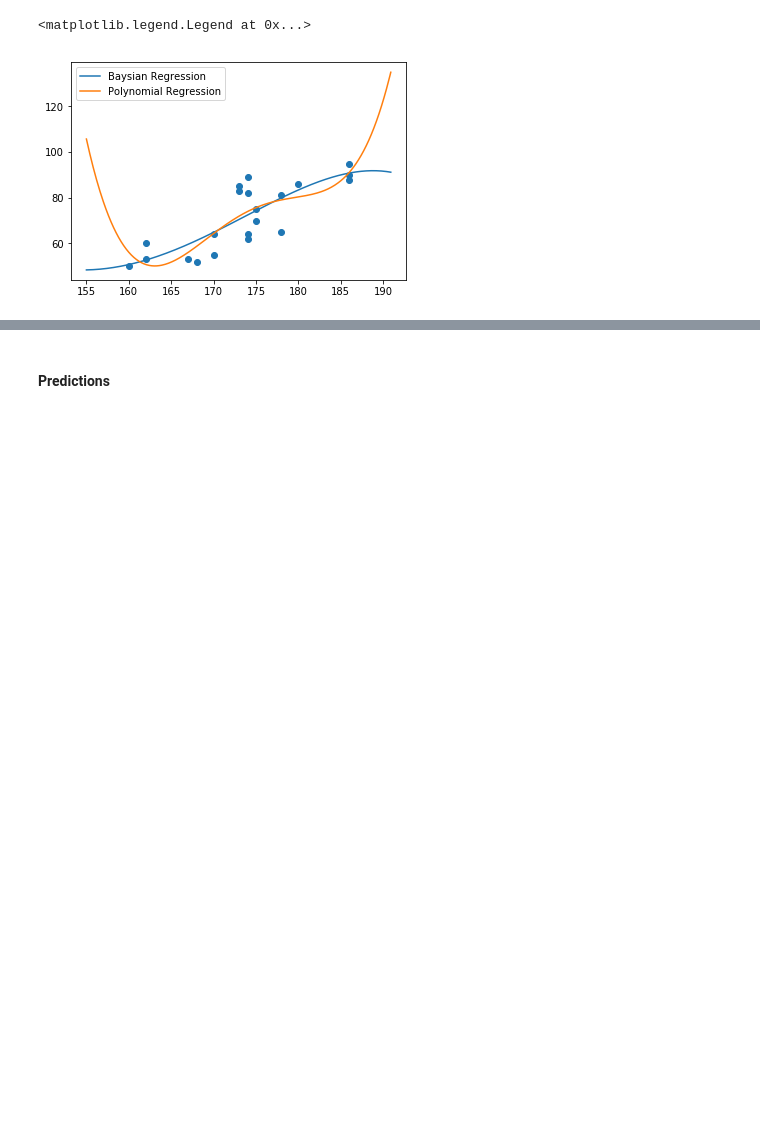
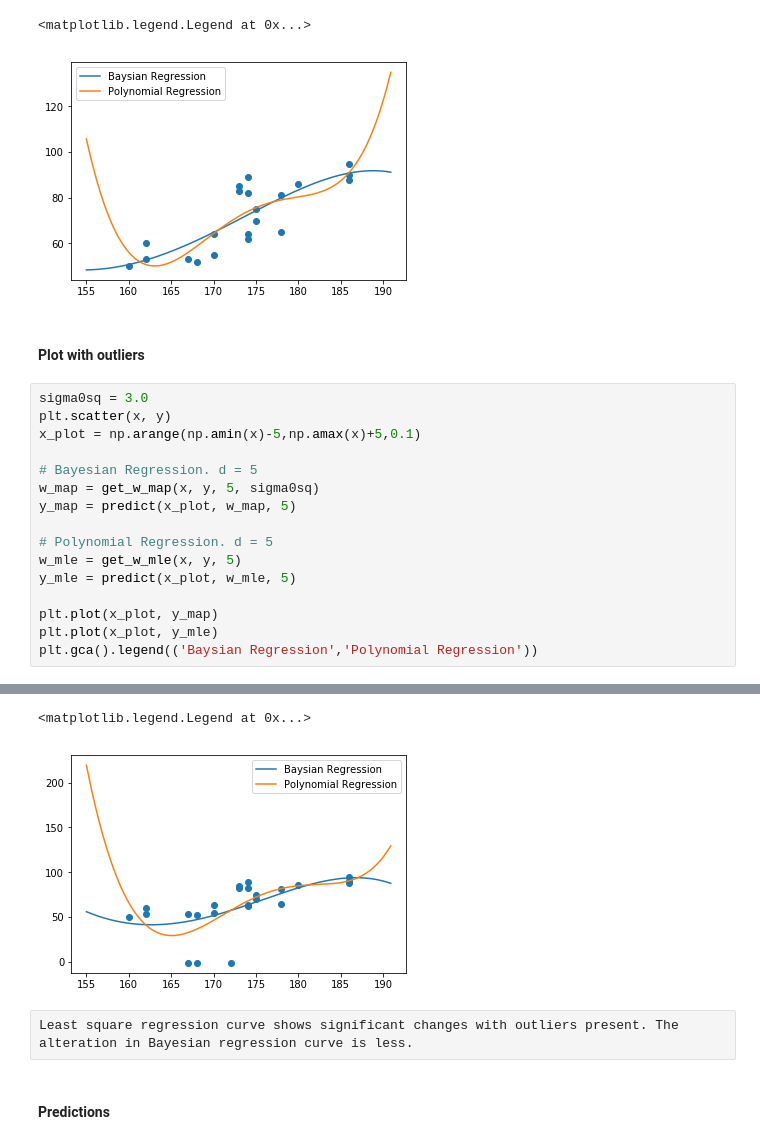
Before and after one commit to ManojPrabhakar/PatternRecognition, a Jupyter notebook: Project2/2.1+2.3/2.1+2.3.ipynb, the cells around one changed output, grey strips where cells are left out. Saved outputs shown, nothing was run; the diff lists cells and outputs as text; blank space fills up the shorter version.

```diff
--- a/Project2/2.1+2.3/2.1+2.3.ipynb
+++ b/Project2/2.1+2.3/2.1+2.3.ipynb
@@ -141,3 +150,22 @@ To use the future default and silence this warning we advise to pass `rcond=None
   if sys.path[0] == '':
 <matplotlib.legend.Legend at 0x...>
 [figure]
+# %% [markdown]
+#### Plot with outliers
+# %%
+sigma0sq = 3.0
+plt.scatter(x, y)
+x_plot = np.arange(np.amin(x)-5,np.amax(x)+5,0.1)
+
+# Bayesian Regression. d = 5
+w_map = get_w_map(x, y, 5, sigma0sq)
+y_map = predict(x_plot, w_map, 5)
+
+# Polynomial Regression. d = 5
+w_mle = get_w_mle(x, y, 5)
+y_mle = predict(x_plot, w_mle, 5)
+
+plt.plot(x_plot, y_map)
+plt.plot(x_plot, y_mle)
+plt.gca().legend(('Baysian Regression','Polynomial Regression'))
+# %% [output]
@@ -144,3 +174,7 @@ To use the future default and silence this warning we advise to pass `rcond=None
+<matplotlib.legend.Legend at 0x...>
+[figure, added]
+# %% [raw]
+Least square regression curve shows significant changes with outliers present. The alteration in Bayesian regression curve is less.
 # %% [markdown]
 #### Predictions
 # %%
```
Also changed, not shown: parts of 3 cells of this notebook.
